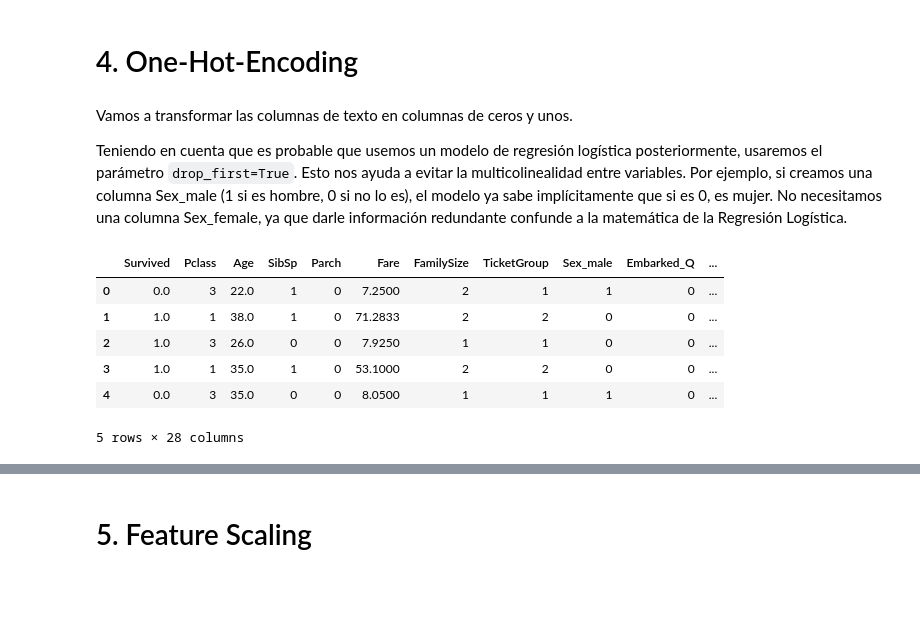
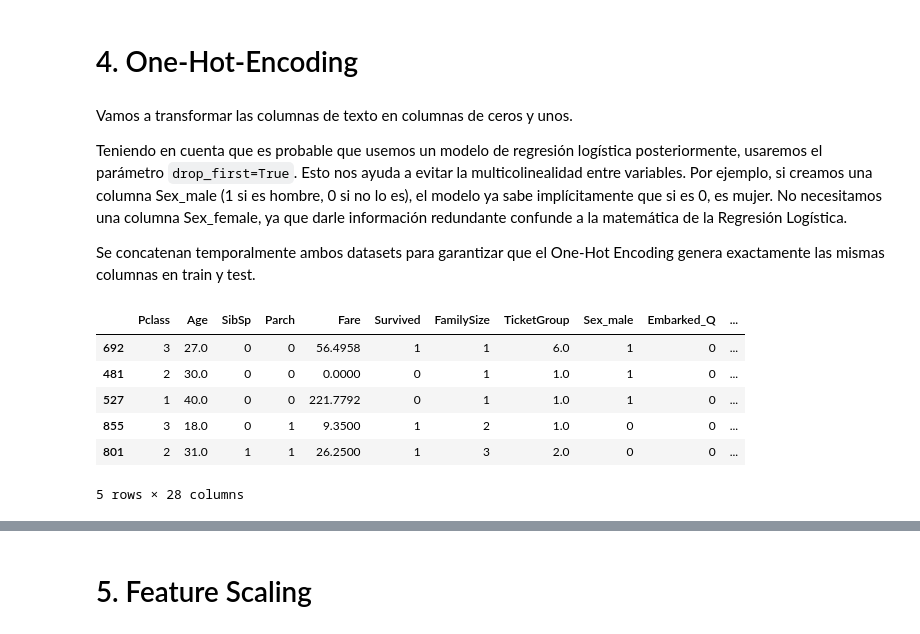
Before and after one commit to MenciaMH/titanic_ml_project, a Jupyter notebook: preprocesado.ipynb, the cells around one changed output, grey strips where cells are left out. Cells and saved outputs as stored; diff of their text form; code cells hidden in the pictures; blank space fills up the shorter version.

```diff
--- a/preprocesado.ipynb
+++ b/preprocesado.ipynb
@@ -29,2 +45,0 @@ full = pd.concat([train_df, test_df], axis=0, ignore_index=True)
-# %%
-df = full.copy()
@@ -162,8 +186,13 @@ Queremos extraer este dato ya que la cubierta puede estar relacionada con:
 - Clase social
 - Ubicación en el barco
 # %%
-df["Deck"] = df["Cabin"].str[0]
-df["Deck"] = df["Deck"].fillna("Unknown")
+def add_deck(df):
+    # Extraemos la cubierta desde Cabin
+    df["Deck"] = df["Cabin"].str[0].fillna("Unknown")
+    return df
+
+train_df = add_deck(train_df)
+test_df = add_deck(test_df)
 # %% [markdown]
 ## Ticket Group
 
@@ -178,5 +209,18 @@ Puede aportar información similar a `FamilySize`, pero capturando relaciones no
 # %%
-df["TicketGroup"] = df.groupby("Ticket")["Ticket"].transform("count")
+# frecuencia en TRAIN
+ticket_counts = train_df["Ticket"].value_counts()
+
+# train
+train_df["TicketGroup"] = train_df["Ticket"].map(ticket_counts)
+
+# test
+test_df["TicketGroup"] = test_df["Ticket"].map(ticket_counts)
+
+# los tickets nuevos en test se rellenan con 1 (viajero solo)
+test_df["TicketGroup"] = test_df["TicketGroup"].fillna(1)
+
+# seguridad train
+train_df["TicketGroup"] = train_df["TicketGroup"].fillna(1)
 # %% [markdown]
 ## Age group
 # %% [markdown]
@@ -325,19 +429,30 @@ Vamos a transformar las columnas de texto en columnas de ceros y unos.
 
 Teniendo en cuenta que es probable que usemos un modelo de regresión logística posteriormente, usaremos el parámetro `drop_first=True`. Esto nos ayuda a evitar la multicolinealidad entre variables.
 Por ejemplo, si creamos una columna Sex_male (1 si es hombre, 0 si no lo es), el modelo ya sabe implícitamente que si es 0, es mujer. No necesitamos una columna Sex_female, ya que darle información redundante confunde a la matemática de la Regresión Logística.
+
+
+Se concatenan temporalmente ambos datasets para garantizar que el One-Hot Encoding genera exactamente las mismas columnas en train y test.
 # %%
-# Definimos cuáles son las columnas que contienen texto/categorías
+# Convertimos variables categóricas en variables numéricas binarias
+
 categorical_cols = ["Sex", "Embarked", "Title", "Deck", "FamilyCategory", "AgeGroup"]
 
-# Aplicamos get_dummies para convertirlas en 0s y 1s numéricos
-df = pd.get_dummies(df, columns=categorical_cols, drop_first=True, dtype=int)
+# Unimos temporalmente para asegurar mismas columnas en train y test
+full = pd.concat([train_df, test_df], axis=0)
 
-df.head()
+full = pd.get_dummies(full, columns=categorical_cols, drop_first=True, dtype=int)
+
+# Separamos de nuevo train y test
+train_df = full.iloc[:len(train_df)]
+test_df = full.iloc[len(train_df):]
+
+# Verificamos ambos datasets
+train_df.head()
 # %% [output]
-|  | Survived | Pclass | Age | SibSp | Parch | Fare | FamilySize | TicketGroup | Sex_male | Embarked_Q | ... |
-| 0 | 0.0 | 3 | 22.0 | 1 | 0 | 7.2500 | 2 | 1 | 1 | 0 | ... |
-| 1 | 1.0 | 1 | 38.0 | 1 | 0 | 71.2833 | 2 | 2 | 0 | 0 | ... |
-| 2 | 1.0 | 3 | 26.0 | 0 | 0 | 7.9250 | 1 | 1 | 0 | 0 | ... |
-| 3 | 1.0 | 1 | 35.0 | 1 | 0 | 53.1000 | 2 | 2 | 0 | 0 | ... |
-| 4 | 0.0 | 3 | 35.0 | 0 | 0 | 8.0500 | 1 | 1 | 1 | 0 | ... |
+|  | Pclass | Age | SibSp | Parch | Fare | Survived | FamilySize | TicketGroup | Sex_male | Embarked_Q | ... |
+| 692 | 3 | 27.0 | 0 | 0 | 56.4958 | 1 | 1 | 6.0 | 1 | 0 | ... |
+| 481 | 2 | 30.0 | 0 | 0 | 0.0000 | 0 | 1 | 1.0 | 1 | 0 | ... |
+| 527 | 1 | 40.0 | 0 | 0 | 221.7792 | 0 | 1 | 1.0 | 1 | 0 | ... |
+| 855 | 3 | 18.0 | 0 | 1 | 9.3500 | 1 | 2 | 1.0 | 0 | 0 | ... |
+| 801 | 2 | 31.0 | 1 | 1 | 26.2500 | 1 | 3 | 2.0 | 0 | 0 | ... |
 5 rows × 28 columns
```
Also changed, not shown: parts of 20 cells of this notebook, 7 other files.
